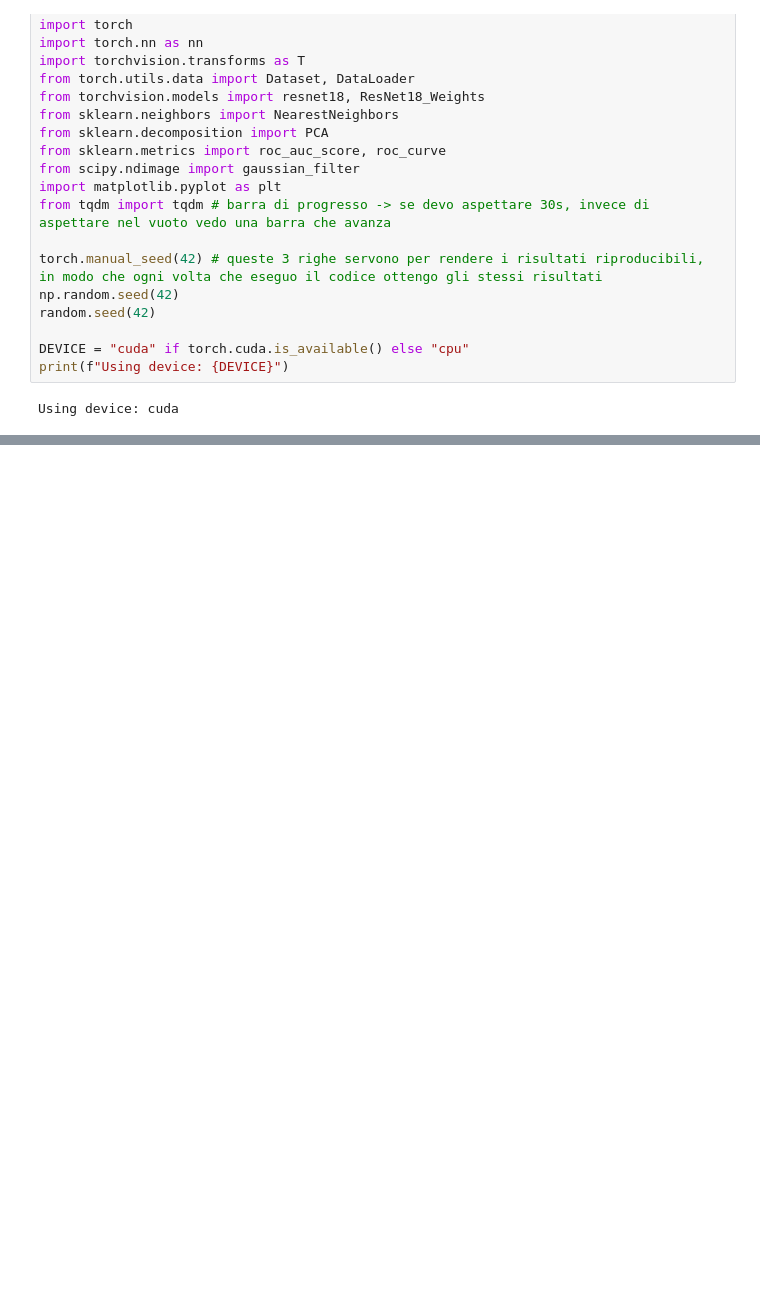
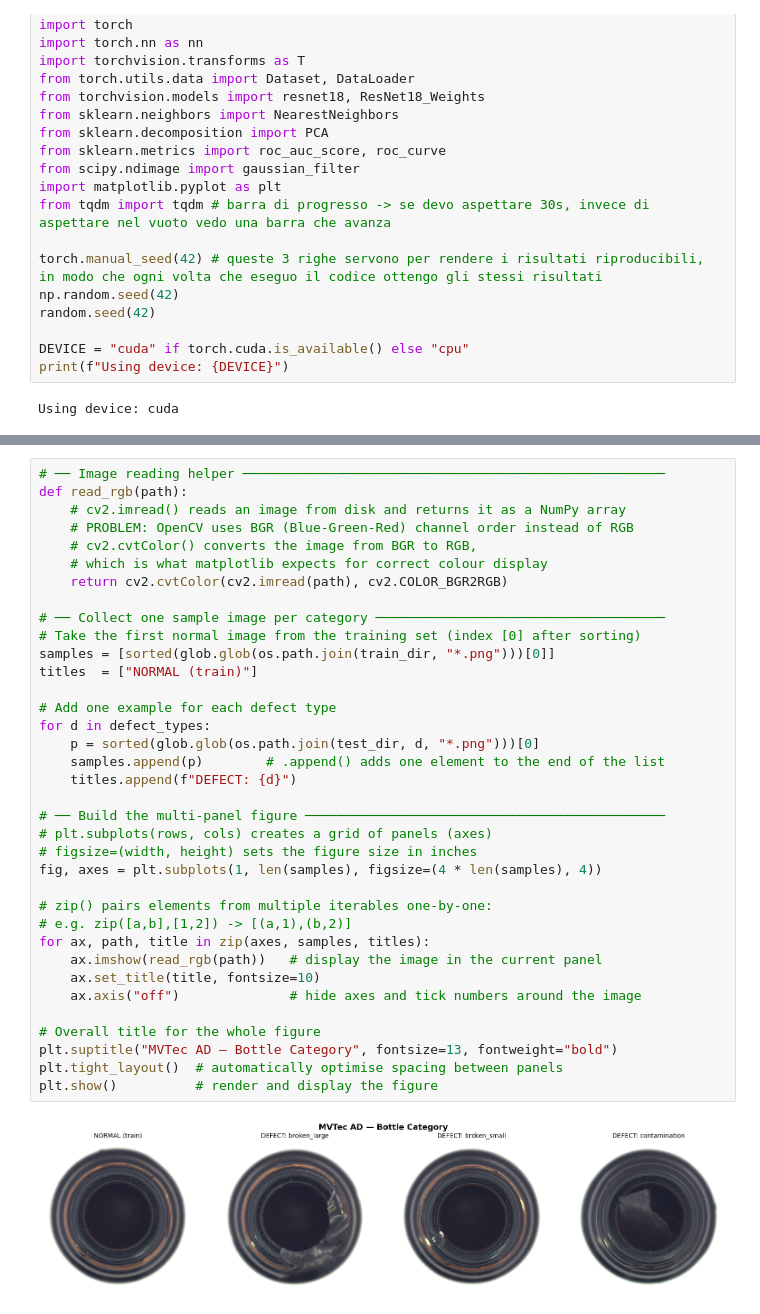
Before and after one commit to santoprestandrea/bottle-anomaly-detection-project, a Jupyter notebook: notebook.ipynb, the cells around one changed output, grey strips where cells are left out. Cells and saved outputs as stored; diff of their text form; blank space fills up the shorter version.

```diff
--- a/notebook.ipynb
+++ b/notebook.ipynb
@@ -37,0 +153,38 @@ Using device: cuda
+# %%
+# ── Image reading helper ──────────────────────────────────────────────────────
+def read_rgb(path):
+    # cv2.imread() reads an image from disk and returns it as a NumPy array
+    # PROBLEM: OpenCV uses BGR (Blue-Green-Red) channel order instead of RGB
+    # cv2.cvtColor() converts the image from BGR to RGB,
+    # which is what matplotlib expects for correct colour display
+    return cv2.cvtColor(cv2.imread(path), cv2.COLOR_BGR2RGB)
+
+# ── Collect one sample image per category ─────────────────────────────────────
+# Take the first normal image from the training set (index [0] after sorting)
+samples = [sorted(glob.glob(os.path.join(train_dir, "*.png")))[0]]
+titles  = ["NORMAL (train)"]
+
+# Add one example for each defect type
+for d in defect_types:
+    p = sorted(glob.glob(os.path.join(test_dir, d, "*.png")))[0]
+    samples.append(p)        # .append() adds one element to the end of the list
+    titles.append(f"DEFECT: {d}")
+
+# ── Build the multi-panel figure ──────────────────────────────────────────────
+# plt.subplots(rows, cols) creates a grid of panels (axes)
+# figsize=(width, height) sets the figure size in inches
+fig, axes = plt.subplots(1, len(samples), figsize=(4 * len(samples), 4))
+
+# zip() pairs elements from multiple iterables one-by-one:
+# e.g. zip([a,b],[1,2]) -> [(a,1),(b,2)]
+for ax, path, title in zip(axes, samples, titles):
+    ax.imshow(read_rgb(path))   # display the image in the current panel
+    ax.set_title(title, fontsize=10)
+    ax.axis("off")              # hide axes and tick numbers around the image
+
+# Overall title for the whole figure
+plt.suptitle("MVTec AD — Bottle Category", fontsize=13, fontweight="bold")
+plt.tight_layout()  # automatically optimise spacing between panels
+plt.show()          # render and display the figure
+# %% [output]
+[figure, added]
```
Also changed, not shown: parts of 3 cells of this notebook.
